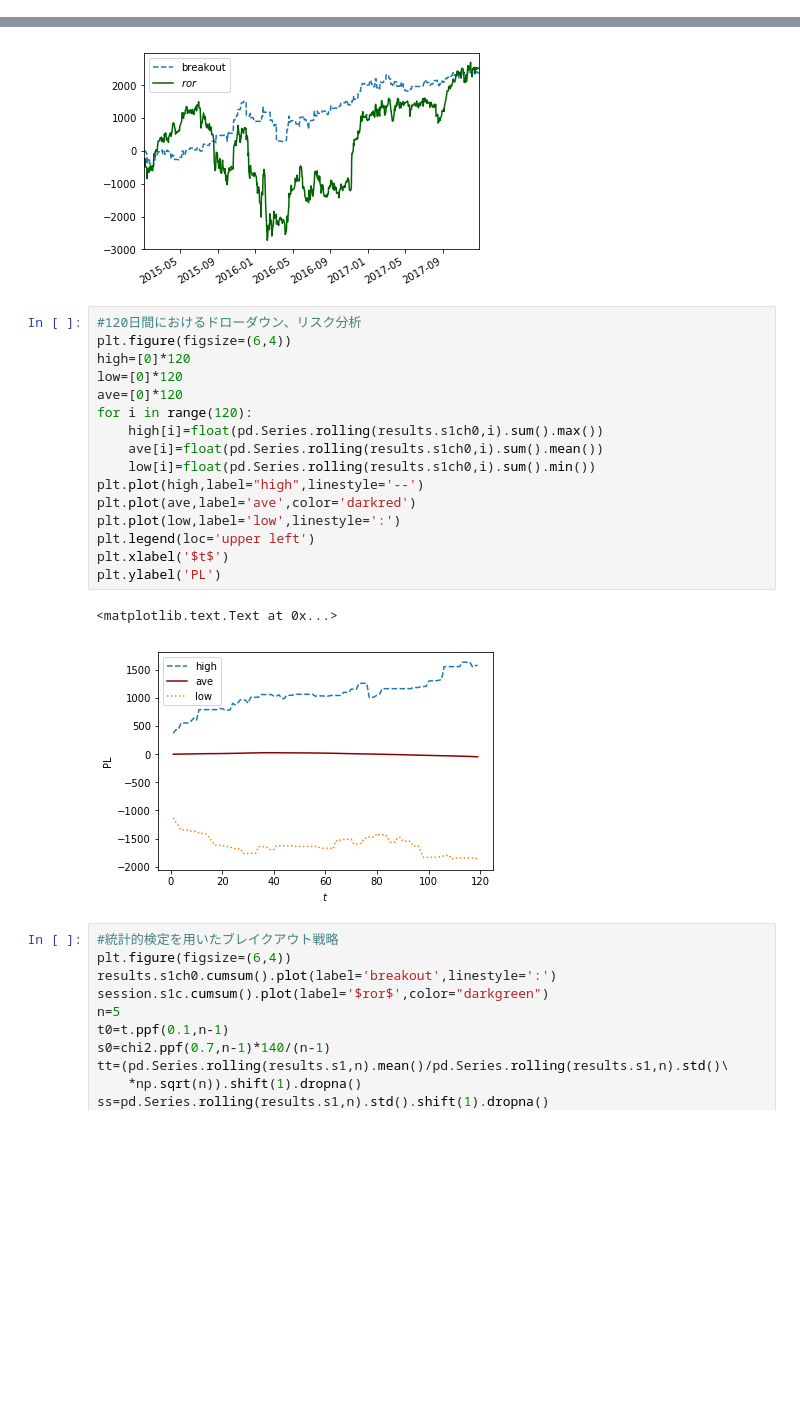
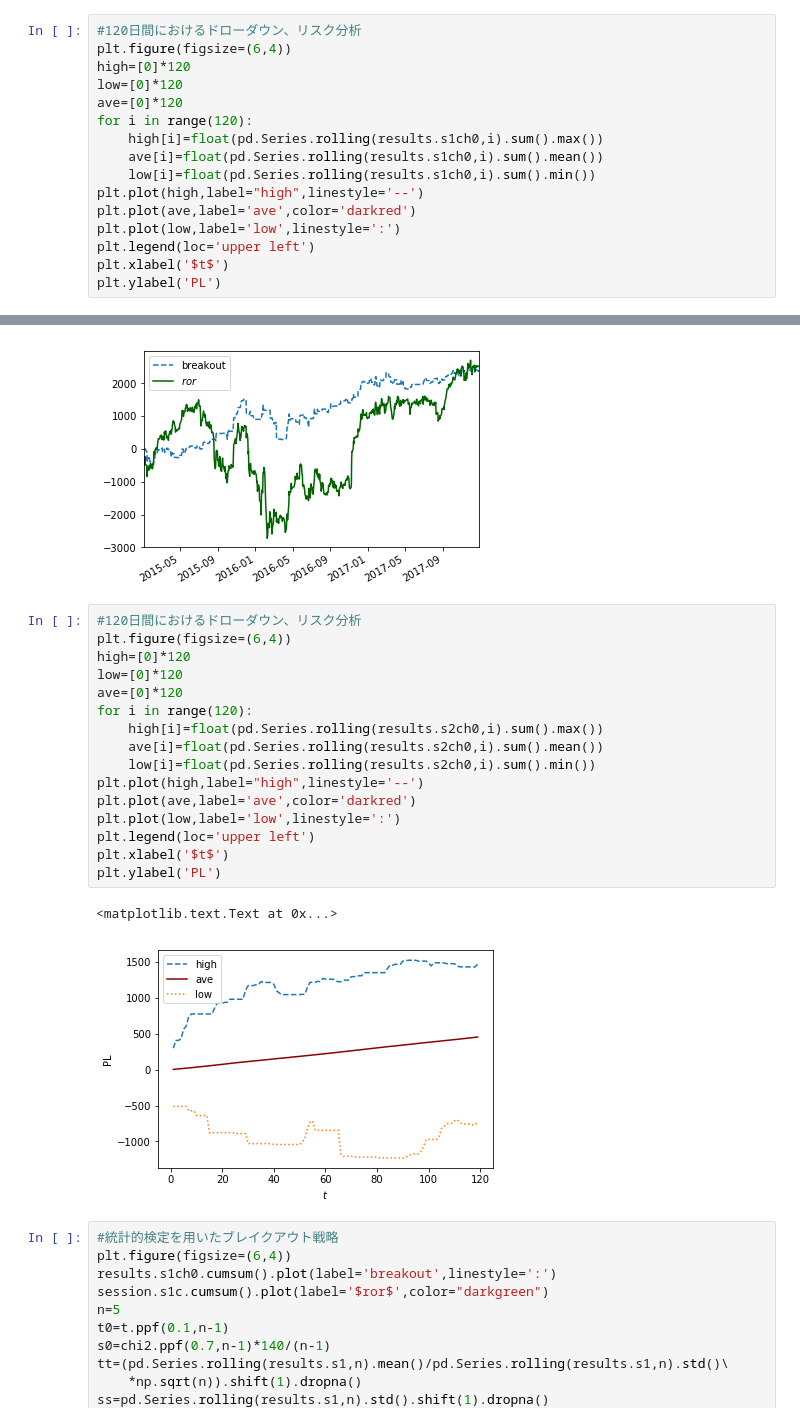
Before and after one commit to innovation1005/python3-for-system-trade, a Jupyter notebook: pan12-2015_2017.ipynb, the cells around one changed output, grey strips where cells are left out. Cells and saved outputs as stored; diff of their text form; blank space fills up the shorter version.

```diff
--- a/pan12-2015_2017.ipynb
+++ b/pan12-2015_2017.ipynb
@@ -394,3 +394,19 @@ print(results.s1ch0.std())
 # %% [output]
 83.92260147238918
 [figure]
+# %%
+#120日間におけるドローダウン、リスク分析
+plt.figure(figsize=(6,4))
+high=[0]*120
+low=[0]*120
+ave=[0]*120
+for i in range(120):
+    high[i]=float(pd.Series.rolling(results.s1ch0,i).sum().max())
+    ave[i]=float(pd.Series.rolling(results.s1ch0,i).sum().mean())
+    low[i]=float(pd.Series.rolling(results.s1ch0,i).sum().min())
+plt.plot(high,label="high",linestyle='--')
+plt.plot(ave,label='ave',color='darkred')
+plt.plot(low,label='low',linestyle=':')
+plt.legend(loc='upper left')
+plt.xlabel('$t$')
+plt.ylabel('PL')
@@ -408,22 +427,22 @@ plt.legend(loc='upper left')
 # %%
 #120日間におけるドローダウン、リスク分析
 plt.figure(figsize=(6,4))
 high=[0]*120
 low=[0]*120
 ave=[0]*120
 for i in range(120):
-    high[i]=float(pd.Series.rolling(results.s1ch0,i).sum().max())
-    ave[i]=float(pd.Series.rolling(results.s1ch0,i).sum().mean())
-    low[i]=float(pd.Series.rolling(results.s1ch0,i).sum().min())
+    high[i]=float(pd.Series.rolling(results.s2ch0,i).sum().max())
+    ave[i]=float(pd.Series.rolling(results.s2ch0,i).sum().mean())
+    low[i]=float(pd.Series.rolling(results.s2ch0,i).sum().min())
 plt.plot(high,label="high",linestyle='--')
 plt.plot(ave,label='ave',color='darkred')
 plt.plot(low,label='low',linestyle=':')
 plt.legend(loc='upper left')
 plt.xlabel('$t$')
 plt.ylabel('PL')
 # %% [output]
 <matplotlib.text.Text at 0x...>
-[figure, old version]
+[figure, new version]
 # %%
 #統計的検定を用いたブレイクアウト戦略
 plt.figure(figsize=(6,4))
```
Also changed, not shown: parts of 1 cell of this notebook.
